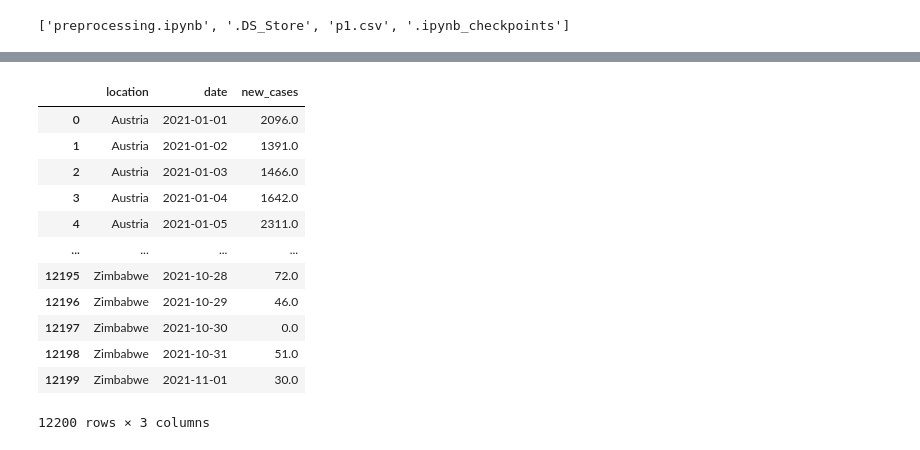
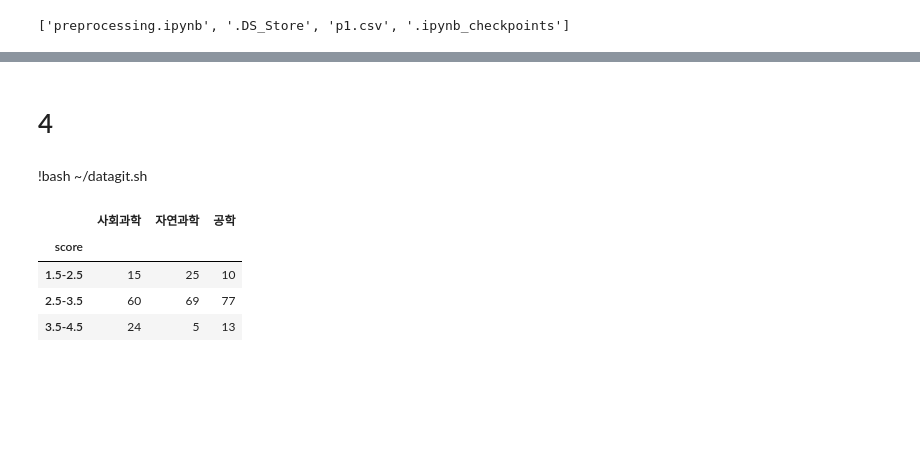
Before and after one commit to Datamanim/datarepo, a Jupyter notebook: adp/p1/preprocessing.ipynb, the cells around one changed output, grey strips where cells are left out. Cells and saved outputs as stored; diff of their text form; code cells hidden in the pictures; blank space fills up the shorter version.

```diff
--- a/adp/p1/preprocessing.ipynb
+++ b/adp/p1/preprocessing.ipynb
@@ -69,16 +50,19 @@ sns.lineplot(data=re,x='date',y='new_cases',hue='location')
-# %%
-re
-# %% [output]
-|  | location | date | new_cases |
-| 0 | Austria | 2021-01-01 | 2096.0 |
-| 1 | Austria | 2021-01-02 | 1391.0 |
-| 2 | Austria | 2021-01-03 | 1466.0 |
-| 3 | Austria | 2021-01-04 | 1642.0 |
-| 4 | Austria | 2021-01-05 | 2311.0 |
-| ... | ... | ... | ... |
-| 12195 | Zimbabwe | 2021-10-28 | 72.0 |
-| 12196 | Zimbabwe | 2021-10-29 | 46.0 |
-| 12197 | Zimbabwe | 2021-10-30 | 0.0 |
-| 12198 | Zimbabwe | 2021-10-31 | 51.0 |
-| 12199 | Zimbabwe | 2021-11-01 | 30.0 |
-12200 rows × 3 columns
+# %% [markdown]
+# 4
+# %% [markdown]
+!bash ~/datagit.sh
+# %%
+s = pd.DataFrame()
+# %%
+s['score'] = ['1.5-2.5','2.5-3.5','3.5-4.5']
+s['사회과학'] = [15,60,24]
+s['자연과학'] = [25,69,5]
+s['공학'] = [10,77,13]
+# %%
+s.set_index('score')
+# %% [output]
+|  | 사회과학 | 자연과학 | 공학 |
+| score |  |  |  |
+| 1.5-2.5 | 15 | 25 | 10 |
+| 2.5-3.5 | 60 | 69 | 77 |
+| 3.5-4.5 | 24 | 5 | 13 |
```
Also changed, not shown: parts of 5 cells of this notebook, 2 other files.
